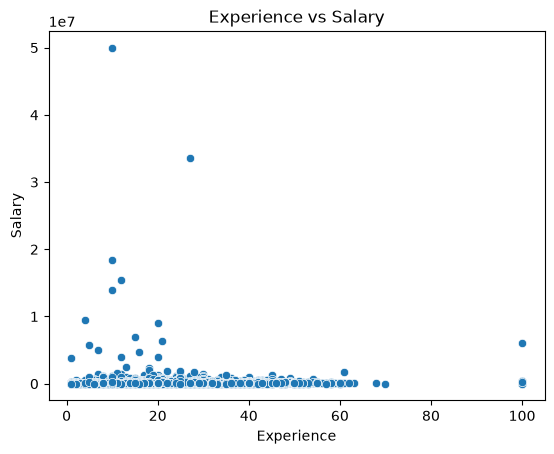
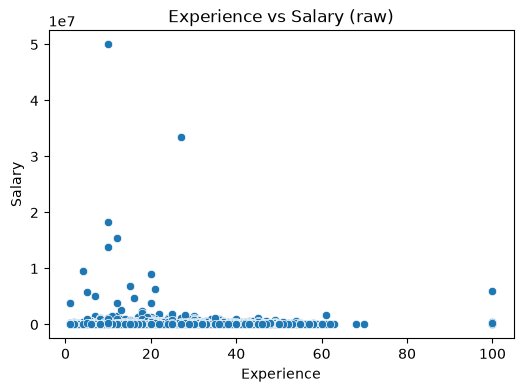
Unified diff of the notebook cell whose output changed from the first chart to the second:
--- before
+++ after
@@ -1,4 +1,2 @@
 # First scatterplot
-sns.scatterplot(x="Experience", y="Salary", data=df)
-plt.title("Experience vs Salary")
-plt.show()
+plot_scatter_salary_vs_experience(df, "Experience vs Salary (raw)")

Commit: notebook review fixes